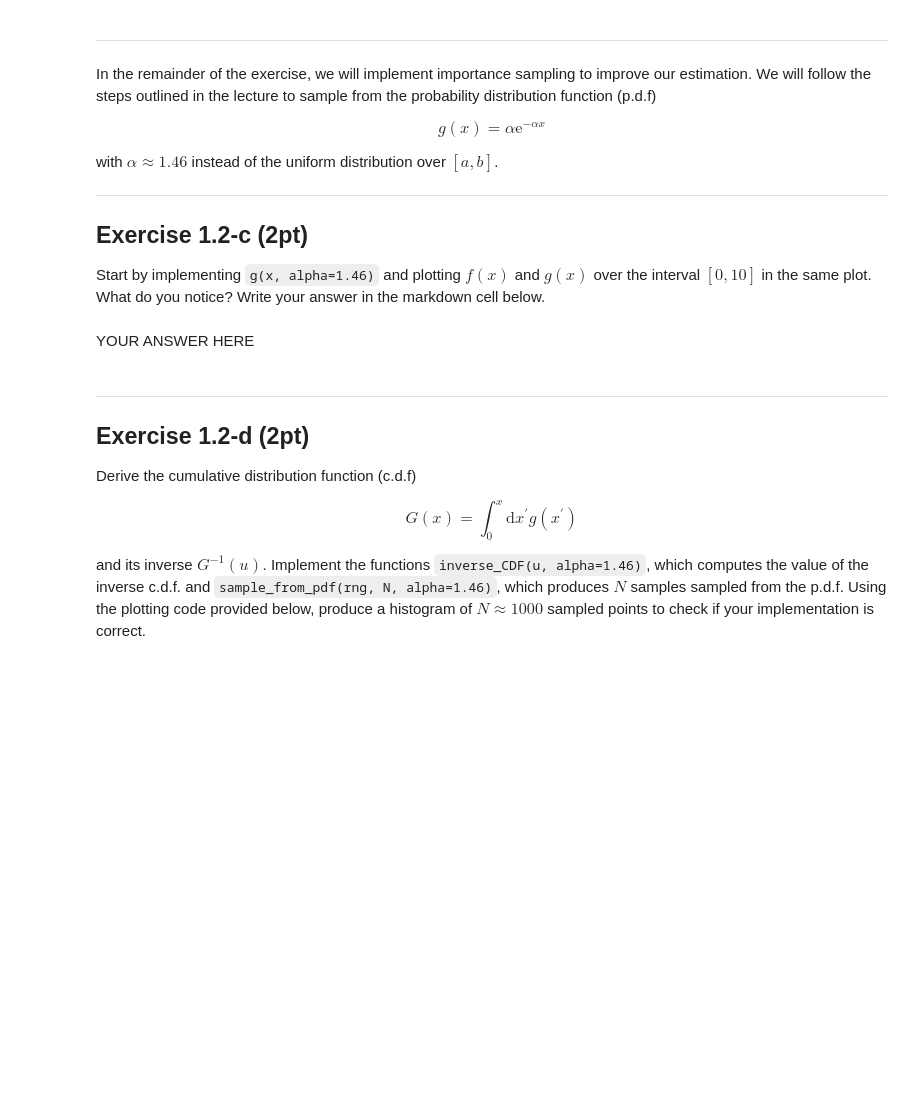
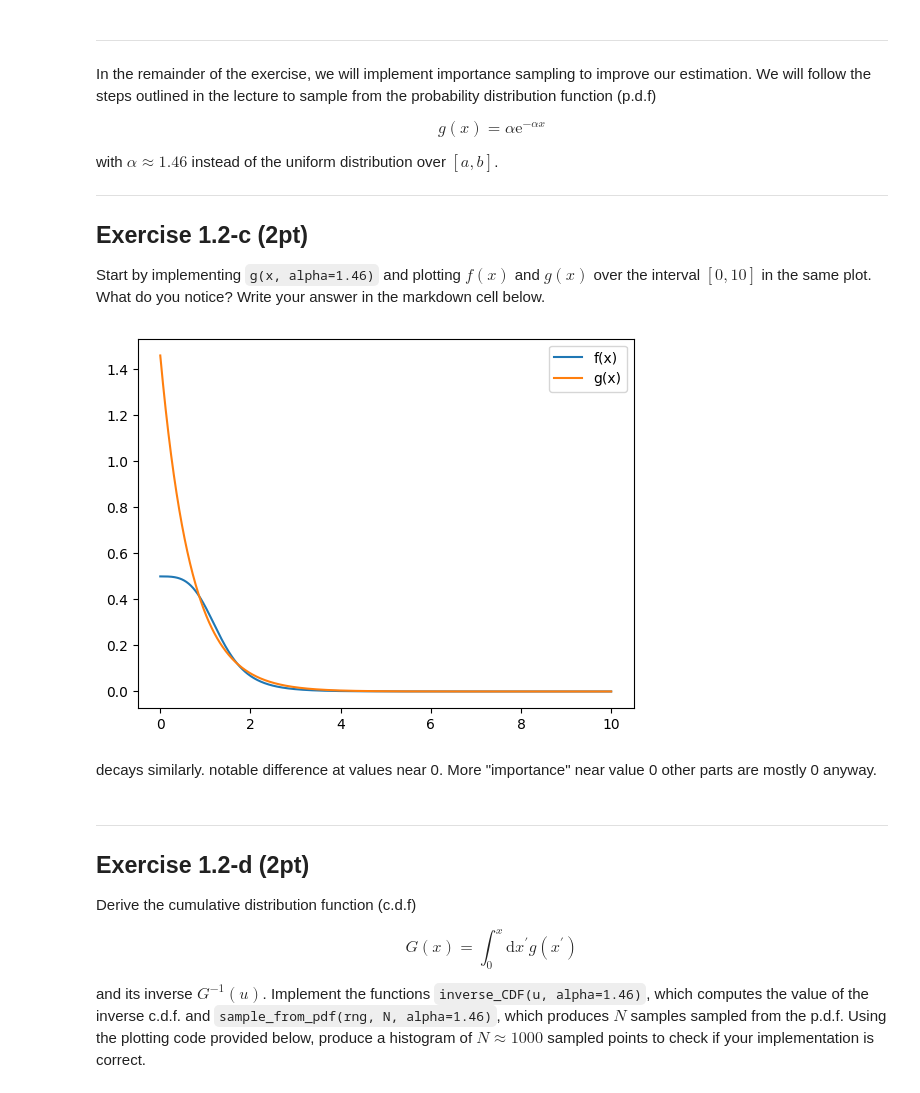
Before and after one commit to YommoY-official/CompManyBody, a Jupyter notebook: exercises/ex01_monte_carlo/ex01.2_importance_sampling.ipynb, the cells around one changed output. Drawn from its saved outputs; the diff is of its cells as text; code cells hidden in the pictures; blank space fills up the shorter version.

```diff
--- a/exercises/ex01_monte_carlo/ex01.2_importance_sampling.ipynb
+++ b/exercises/ex01_monte_carlo/ex01.2_importance_sampling.ipynb
@@ -87,10 +133,18 @@ with $\alpha \approx 1.46$ instead of the uniform distribution over $[a, b]$.
 # %%
 def g(x, alpha=1.46):
     # YOUR CODE HERE
+    return alpha * np.exp(-alpha * x)
 # %%
 # YOUR CODE HERE
+x = np.linspace(0,10,1000)
+plt.plot(x, f(x), label = "f(x)")
+plt.plot(x, g(x), label = "g(x)")
+plt.legend()
+plt.show()
+# %% [output]
+[figure, added]
 # %% [markdown]
-YOUR ANSWER HERE
+decays similarly. notable difference at values near 0. More "importance" near value 0 other parts are mostly 0 anyway.
 # %% [markdown]
 ---
 
```
Also changed, not shown: parts of 11 cells of this notebook, 2 other files.
